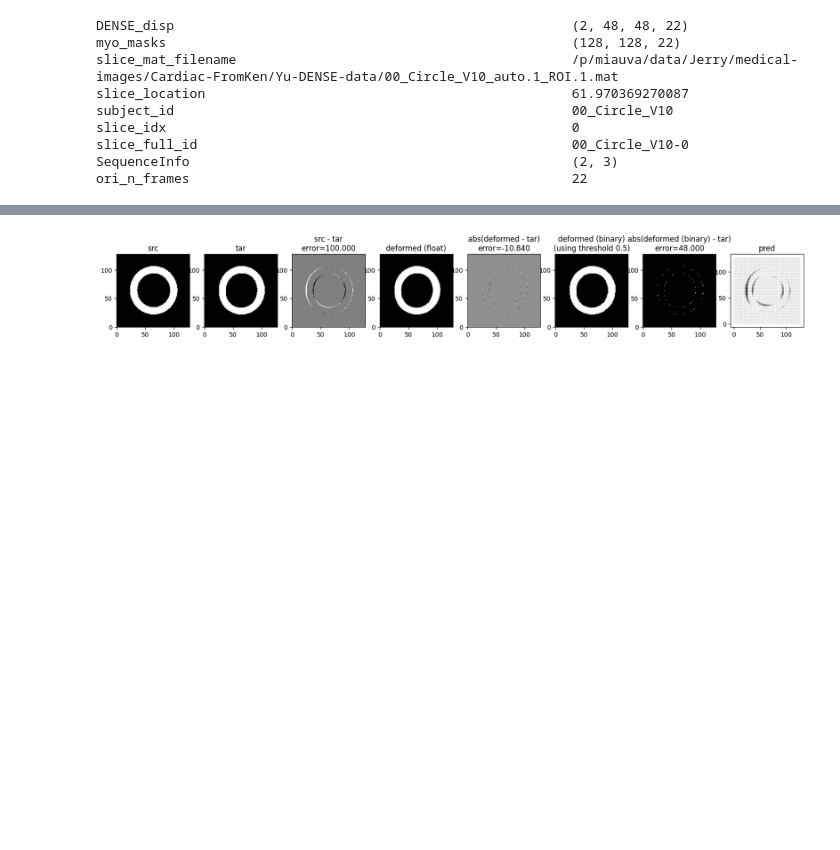
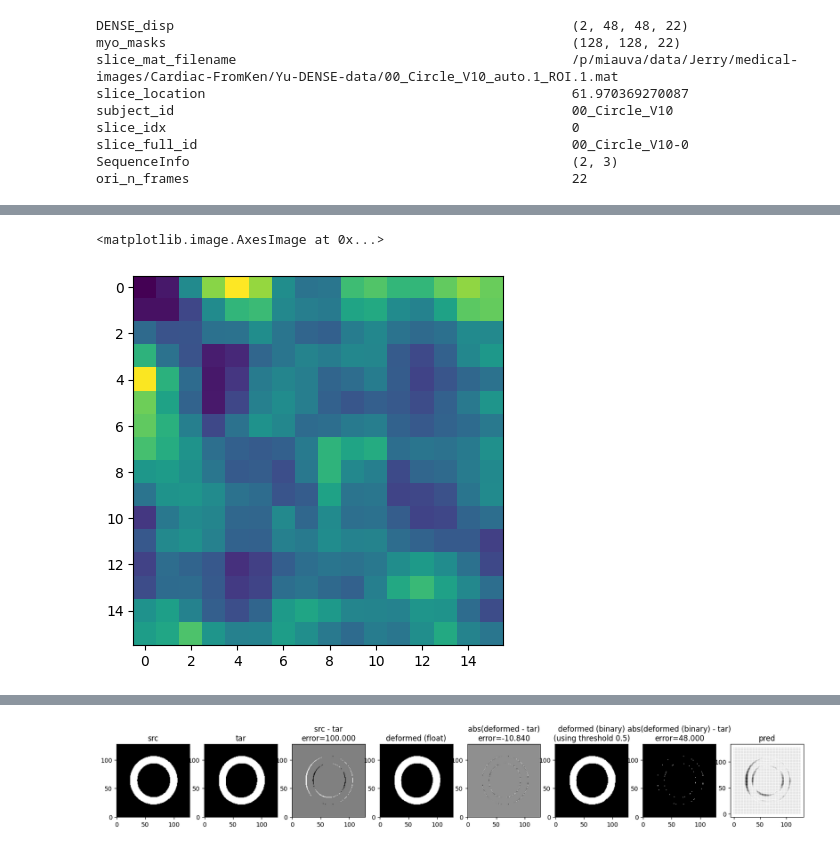
Before and after one commit to jr-xing/LaMoD, a Jupyter notebook: notebooks/pretrain-diffusion.ipynb, the cells around one changed output, grey strips where cells are left out. Saved outputs shown, nothing was run; the diff lists cells and outputs as text; code cells hidden in the pictures; blank space fills up the shorter version.

Commit message:
update diffusion notebook

```diff
--- a/notebooks/pretrain-diffusion.ipynb
+++ b/notebooks/pretrain-diffusion.ipynb
@@ -41,8 +39,8 @@ device = torch.device('cuda:0' if torch.cuda.is_available() else 'cpu')
 # %%
 # 1. load config
 import json
-# config_fname = 'configs/ours-pretrain-registration-patchify-video.json'
-config_fname = 'configs/ours-pretrain-registration-aligned-frames.json'
+config_fname = 'configs/ours-pretrain-diffusion-aligned-frames.json'
+# config_fname = 'configs/ours-pretrain-diffusion-patchify-video.json'
 
 config = json.load(open(config_fname))
 # %%
@@ -90,33 +88,7 @@ def load_DENSE_data(DENSE_data_fnames):
         all_data.append(loaded_datum)
     return all_data
 
-def load_cine_data(cine_data_fname):
-    # cine_data_fname = '/scratch/jx8fh/2024-04-20-Cine-from-Yu-mat-all.npy'
-    cine_data_raw = np.load(cine_data_fname, allow_pickle=True).tolist()
-    all_data = []
-    for datum_idx, datum_raw in enumerate(cine_data_raw):
-        loaded_datum = {}
-        loaded_datum['myo_masks'] = datum_raw['cine_cropped_myocardium_masks_rescaled_1mm2']
-        # loaded_datum['rv_insertion_points'] = datum_raw['cine_rv_insertion_points_rescaled_1mm2']
-        loaded_datum['slice_mat_filename'] = datum_raw['cine_slice_mat_filename']
-        # loaded_datum['cine_slice_idx'] = datum_raw['cine_slice_idx']
-        loaded_datum['slice_location'] = datum_raw['cine_slice_location']
-        # loaded_datum['cine_slice_name'] = datum_raw['cine_slice_name']
-
-        # if 'cine_sep_mat_filename' in datum_raw.keys():
-        #     loaded_datum['cine_sep_mat_filename'] = datum_raw['cine_sep_mat_filename']
-
-        loaded_datum['subject_id'] = datum_raw['patient_id']
-        loaded_datum['slice_idx'] = datum_idx
-        loaded_datum['slice_full_id'] = f'{datum_raw["patient_id"]}-{datum_idx}'
-        loaded_datum['ori_n_frames'] = loaded_datum['myo_masks'].shape[-1]
-
-        all_data.append(loaded_datum)
-    return all_data
-DENSE_data = load_DENSE_data(config['data']['DENSE_filenames'])
-cine_data = load_cine_data(config['data']['cine_filenames'])
+all_data = load_DENSE_data(config['data']['DENSE_filenames'])
-# %%
-all_data = DENSE_data + cine_data
 # %%
 # 2. load all data splits
 train_split = {
@@ -209,7 +192,7 @@ Loading pretrained model from checkpoints/ours_registration.pth
 # Training
 from modules.trainer import build_trainer
 config['training']['epochs'] = 15 # set only 30 epochs for debugging
-config['training']['batch_size'] = 16 # can use larger batch size if use patchified video
+config['training']['batch_size'] = 128
 config['training']['learning_rate'] = 1e-4
 trainer = build_trainer(config['training'], device, config)
 # %%
@@ -346,0 +347,5 @@ test_loss_dict:  {'test/registration_reconstruction': 4.524692058563232, 'test/t
+# %%
+plt.imshow(test_pred[0]['noise_pred'][0,0])
+# %% [output]
+<matplotlib.image.AxesImage at 0x...>
+[figure, added]
```
Also changed, not shown: parts of 12 cells of this notebook, 5 other files.
